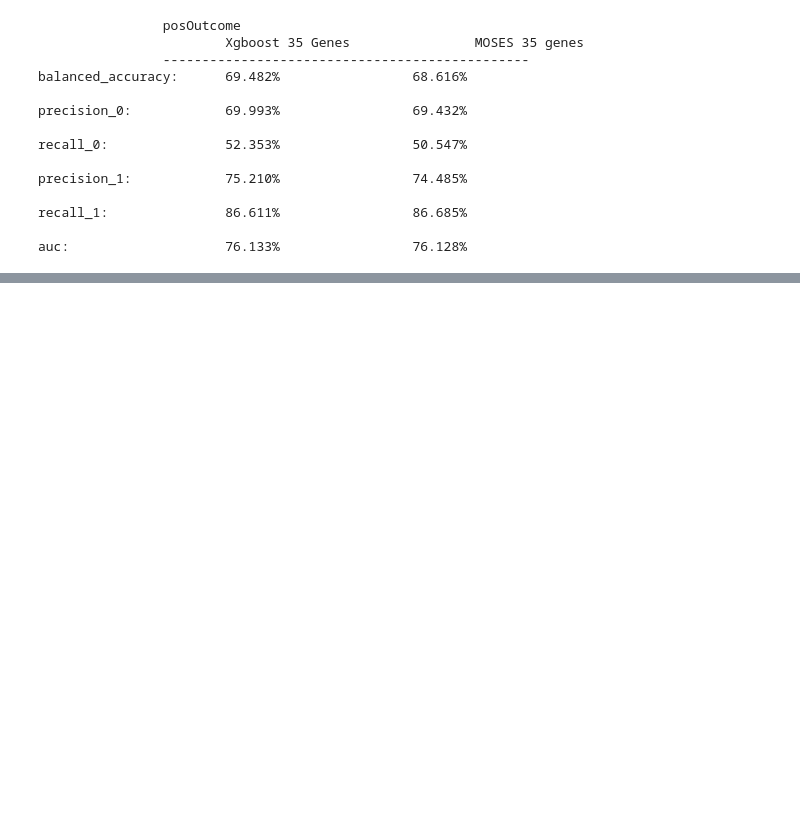
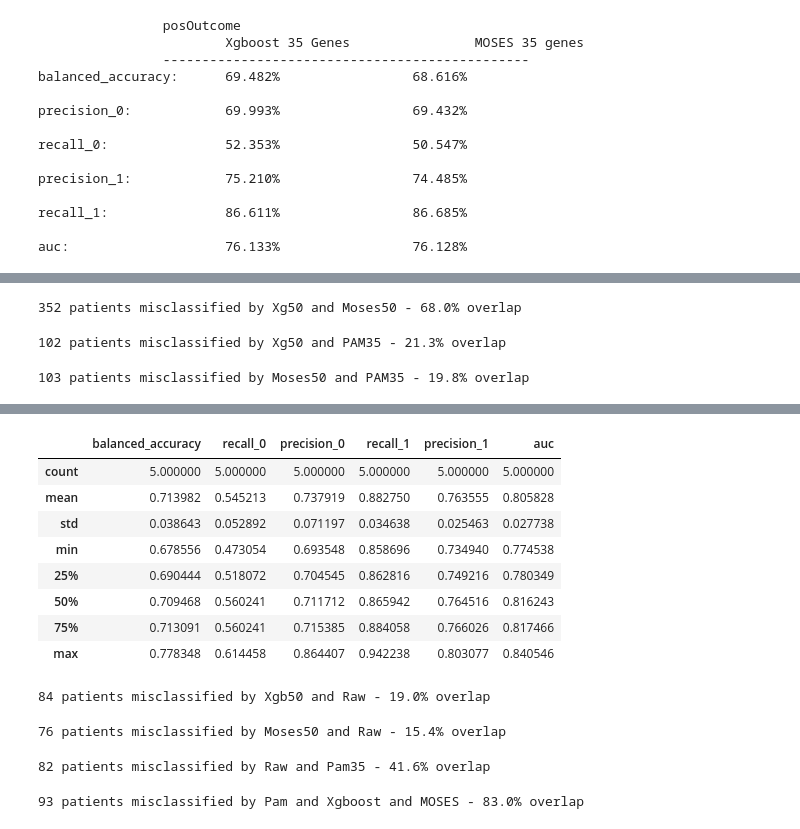
Before and after one commit to tanksha/pln-brca-xp, a Jupyter notebook: notebooks/xgboost_brca_curated_pam50_v4.ipynb, the cells around one changed output, grey strips where cells are left out. Saved outputs shown, nothing was run; the diff lists cells and outputs as text; code cells hidden in the pictures; blank space fills up the shorter version.

```diff
--- a/notebooks/xgboost_brca_curated_pam50_v4.ipynb
+++ b/notebooks/xgboost_brca_curated_pam50_v4.ipynb
@@ -543,0 +548,30 @@ ge_outcome_df.shape
+# %%
+xg_moses_intr, perc = calc_overlap(xg50_miss, moses50_miss)
+print_overlap("Xg50", "Moses50", xg_moses_intr, perc)
+# %% [output]
+352 patients misclassified by Xg50 and Moses50 - 68.0% overlap
+# %%
+xg_pam_intr, perc = calc_overlap(xg50_miss, pam_miss)
+print_overlap("Xg50", "PAM35", xg_pam_intr, perc)
+# %% [output]
+102 patients misclassified by Xg50 and PAM35 - 21.3% overlap
+# %%
+moses_pam_intr, perc = calc_overlap(moses50_miss, pam_miss)
+print_overlap("Moses50", "PAM35", moses_pam_intr, perc)
+# %% [output]
+103 patients misclassified by Moses50 and PAM35 - 19.8% overlap
+# %%
+X_raw_outcome, y_raw_outcome = ge_outcome_df[ge_outcome_df.columns.difference(["patient_ID", "posOutcome"])], ge_outcome_df["posOutcome"]
+# %%
+outcome_raw_params = {'subsample': 0.6,
+ 'n_estimators': 700,
+ 'min_child_weight': 5,
+ 'max_depth': 5,
+ 'learning_rate': 0.03,
+ 'gamma': 0.5,
+ 'colsample_bytree': 0.8}
+# %%
+outcome_scores, clf_outcome = run_cross_val(X_raw_outcome, y_raw_outcome, outcome_raw_params)
+outcome_scores_df = pd.DataFrame(data=outcome_scores, columns=["balanced_accuracy", "recall_0", "precision_0", "recall_1", "precision_1", "auc"])
+outcome_scores_df.describe()
+# %% [output]
@@ -543,0 +583,9 @@ ge_outcome_df.shape
+|  | balanced_accuracy | recall_0 | precision_0 | recall_1 | precision_1 | auc |
+| count | 5.000000 | 5.000000 | 5.000000 | 5.000000 | 5.000000 | 5.000000 |
+| mean | 0.713982 | 0.545213 | 0.737919 | 0.882750 | 0.763555 | 0.805828 |
+| std | 0.038643 | 0.052892 | 0.071197 | 0.034638 | 0.025463 | 0.027738 |
+| min | 0.678556 | 0.473054 | 0.693548 | 0.858696 | 0.734940 | 0.774538 |
+| 25% | 0.690444 | 0.518072 | 0.704545 | 0.862816 | 0.749216 | 0.780349 |
+| 50% | 0.709468 | 0.560241 | 0.711712 | 0.865942 | 0.764516 | 0.816243 |
+| 75% | 0.713091 | 0.560241 | 0.715385 | 0.884058 | 0.766026 | 0.817466 |
+| max | 0.778348 | 0.614458 | 0.864407 | 0.942238 | 0.803077 | 0.840546 |
@@ -543,0 +594,20 @@ ge_outcome_df.shape
+# %%
+xg50_raw_intr, perc = calc_overlap(xg50_miss, raw_miss)
+print_overlap("Xgb50", "Raw", xg50_raw_intr, perc)
+# %% [output]
+84 patients misclassified by Xgb50 and Raw - 19.0% overlap
+# %%
+moses50_raw_intr, perc = calc_overlap(moses50_miss, raw_miss)
+print_overlap("Moses50", "Raw", moses50_raw_intr, perc)
+# %% [output]
+76 patients misclassified by Moses50 and Raw - 15.4% overlap
+# %%
+raw_pam_intr, perc = calc_overlap(raw_miss, pam_miss)
+print_overlap("Raw", "Pam35", raw_pam_intr, perc)
+# %% [output]
+82 patients misclassified by Raw and Pam35 - 41.6% overlap
+# %%
+overlap_xg_moses_pam, perc = calc_overlap(moses_pam_intr, xg_pam_intr)
+print_overlap("Pam", "Xgboost and MOSES", overlap_xg_moses_pam, perc)
+# %% [output]
+93 patients misclassified by Pam and Xgboost and MOSES - 83.0% overlap
```
Also changed, not shown: parts of 36 cells of this notebook, 4 other files.
